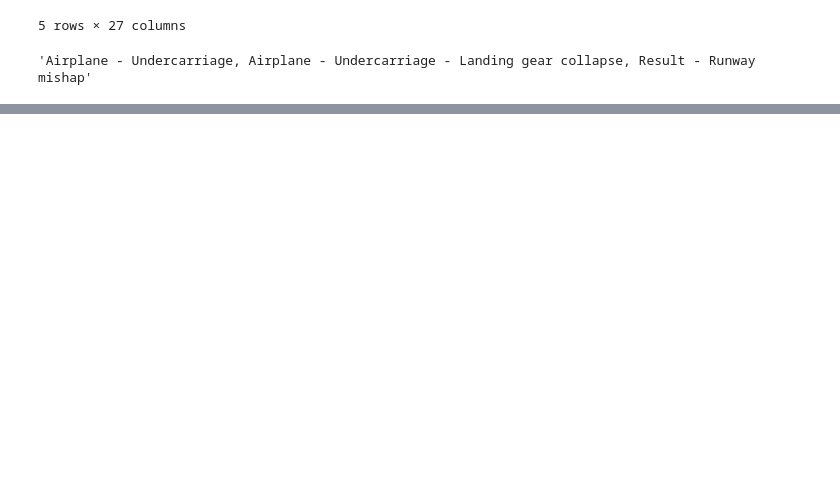
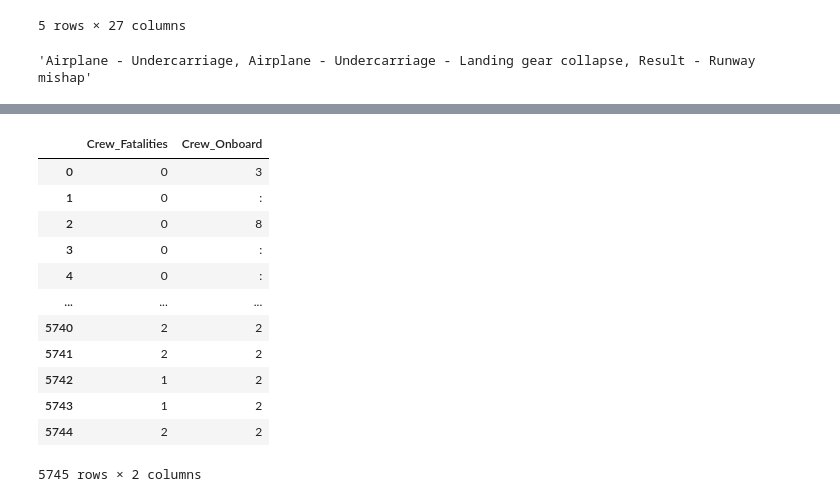
Before and after one commit to claudiaelliotwilson/aviation_incident_analysis, a Jupyter notebook: Aircraft_Incident_analysis.ipynb, the cells around one changed output, grey strips where cells are left out. Drawn from its saved outputs; the diff is of its cells as text; code cells hidden in the pictures; blank space fills up the shorter version.

```diff
--- a/Aircraft_Incident_analysis.ipynb
+++ b/Aircraft_Incident_analysis.ipynb
@@ -234,0 +407,18 @@ df_clean['Incident_Cause(es)'][1]
+# %%
+df_clean['Crew_Fatalities'] = df_clean['Crew_Fatalities'].str[-2]
+df_clean['Crew_Onboard'] = df_clean['Crew_Onboard'].str[-1]
+df_clean[['Crew_Fatalities','Crew_Onboard']]
+# %% [output]
+|  | Crew_Fatalities | Crew_Onboard |
+| 0 | 0 | 3 |
+| 1 | 0 | : |
+| 2 | 0 | 8 |
+| 3 | 0 | : |
+| 4 | 0 | : |
+| ... | ... | ... |
+| 5740 | 2 | 2 |
+| 5741 | 2 | 2 |
+| 5742 | 1 | 2 |
+| 5743 | 1 | 2 |
+| 5744 | 2 | 2 |
+5745 rows × 2 columns
```
Also changed, not shown: parts of 20 cells of this notebook.
